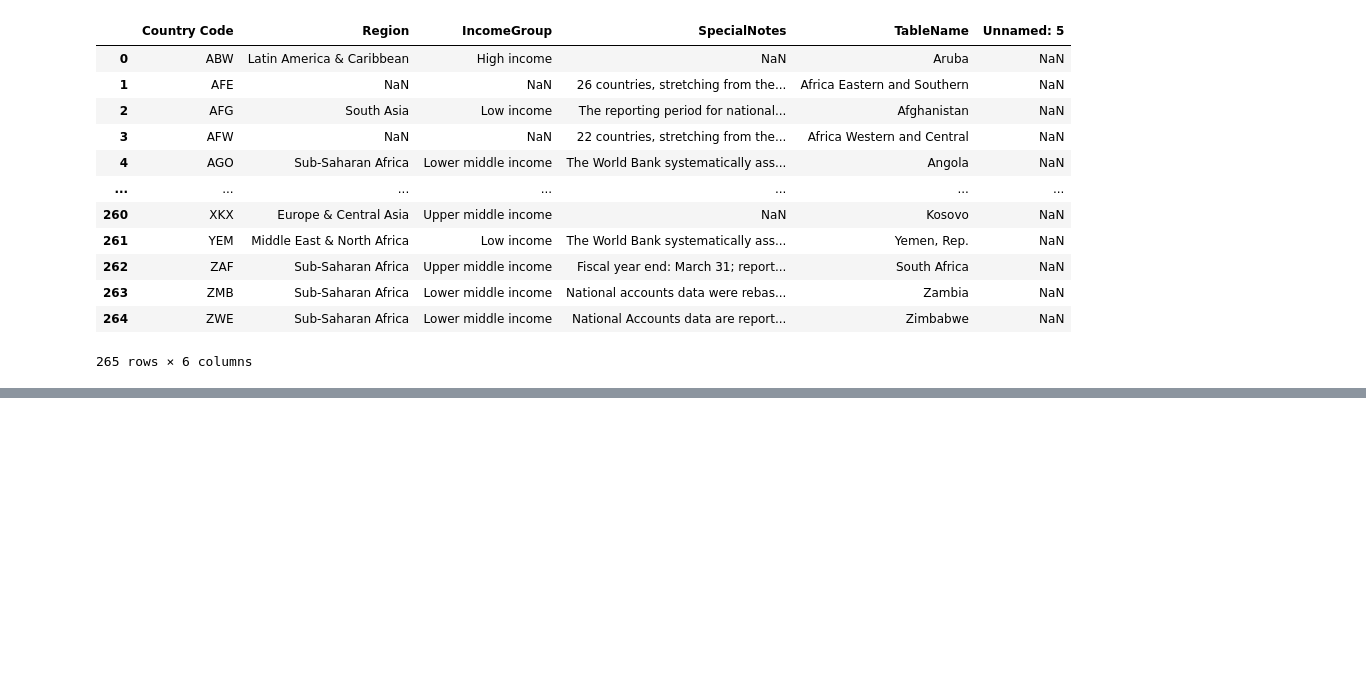
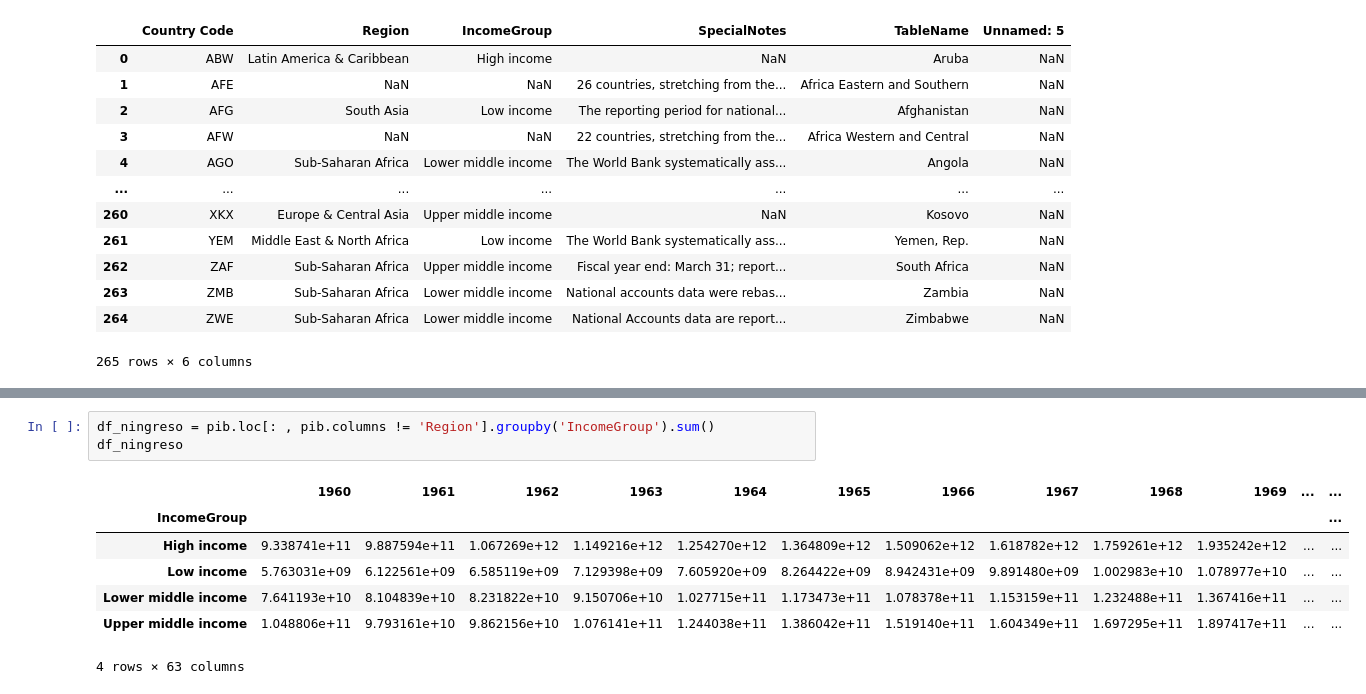
Before and after one commit to JairRamosG/Series_de_Tiempo, a Jupyter notebook: 05_Analisis/PIB/PIB.ipynb, the cells around one changed output, grey strips where cells are left out. Saved outputs shown, nothing was run; the diff lists cells and outputs as text; blank space fills up the shorter version.

```diff
--- a/05_Analisis/PIB/PIB.ipynb
+++ b/05_Analisis/PIB/PIB.ipynb
@@ -42,0 +175,11 @@ metadata
+# %%
+df_ningreso = pib.loc[: , pib.columns != 'Region'].groupby('IncomeGroup').sum()
+df_ningreso
+# %% [output]
+|  | 1960 | 1961 | 1962 | 1963 | 1964 | 1965 | 1966 | 1967 | 1968 | 1969 | ... | ... |
+| IncomeGroup |  |  |  |  |  |  |  |  |  |  |  | ... |
+| High income | 9.338741e+11 | 9.887594e+11 | 1.067269e+12 | 1.149216e+12 | 1.254270e+12 | 1.364809e+12 | 1.509062e+12 | 1.618782e+12 | 1.759261e+12 | 1.935242e+12 | ... | ... |
+| Low income | 5.763031e+09 | 6.122561e+09 | 6.585119e+09 | 7.129398e+09 | 7.605920e+09 | 8.264422e+09 | 8.942431e+09 | 9.891480e+09 | 1.002983e+10 | 1.078977e+10 | ... | ... |
+| Lower middle income | 7.641193e+10 | 8.104839e+10 | 8.231822e+10 | 9.150706e+10 | 1.027715e+11 | 1.173473e+11 | 1.078378e+11 | 1.153159e+11 | 1.232488e+11 | 1.367416e+11 | ... | ... |
+| Upper middle income | 1.048806e+11 | 9.793161e+10 | 9.862156e+10 | 1.076141e+11 | 1.244038e+11 | 1.386042e+11 | 1.519140e+11 | 1.604349e+11 | 1.697295e+11 | 1.897417e+11 | ... | ... |
+4 rows × 63 columns
```
Also changed, not shown: parts of 14 cells of this notebook.
